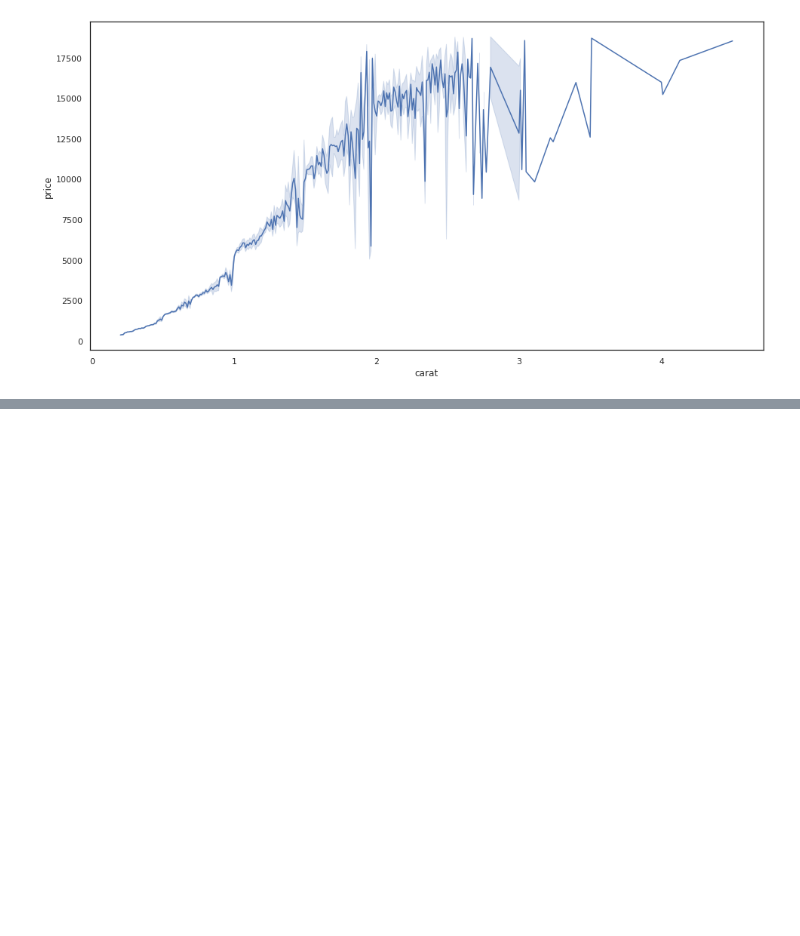
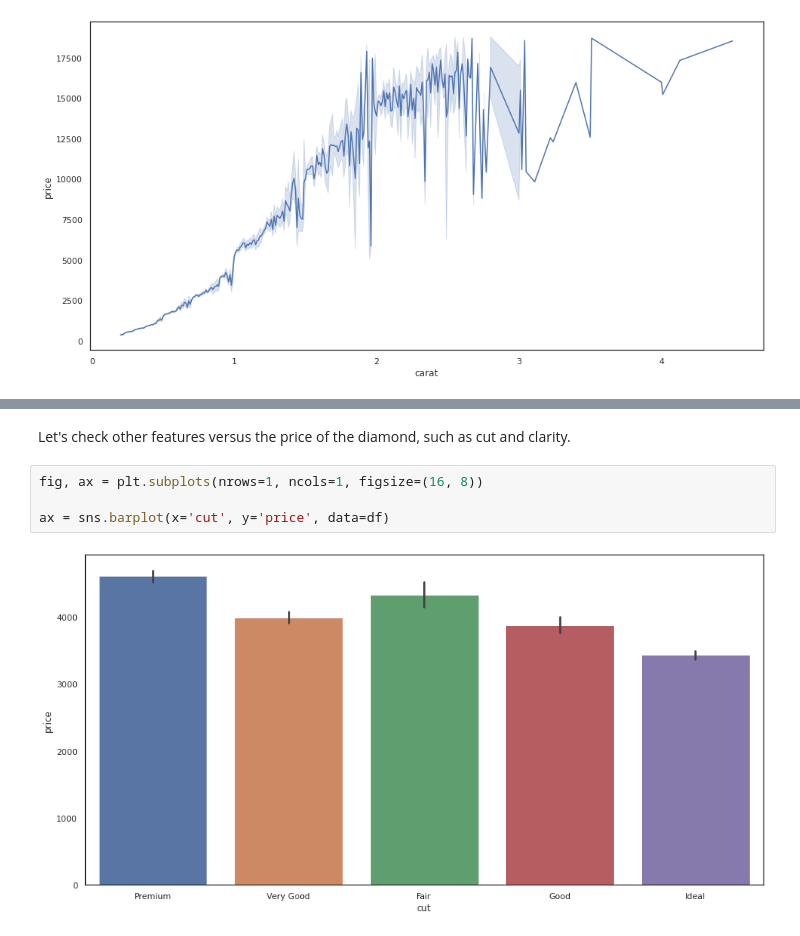
Before and after one commit to EloyGomez-bd/Diamonds-Dataset-Exploration, a Jupyter notebook: notebooks/data_analysis_report.ipynb, the cells around one changed output, grey strips where cells are left out. Cells and saved outputs as stored; diff of their text form; blank space fills up the shorter version.

```diff
--- a/notebooks/data_analysis_report.ipynb
+++ b/notebooks/data_analysis_report.ipynb
@@ -103,0 +147,8 @@ ax = sns.lineplot(x='carat', y='price', data=df)
+# %% [markdown]
+Let's check other features versus the price of the diamond, such as cut and clarity.
+# %%
+fig, ax = plt.subplots(nrows=1, ncols=1, figsize=(16, 8))
+
+ax = sns.barplot(x='cut', y='price', data=df)
+# %% [output]
+[figure, added]
```
Also changed, not shown: parts of 11 cells of this notebook.
